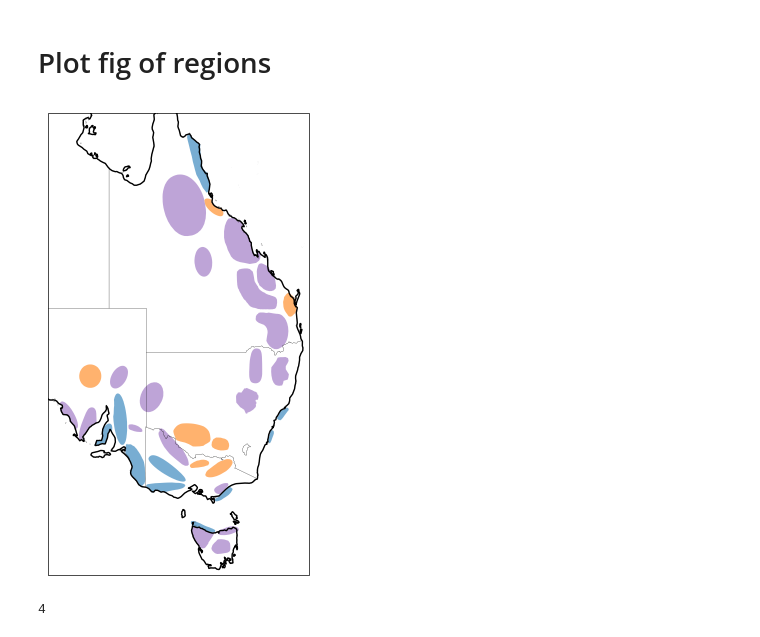
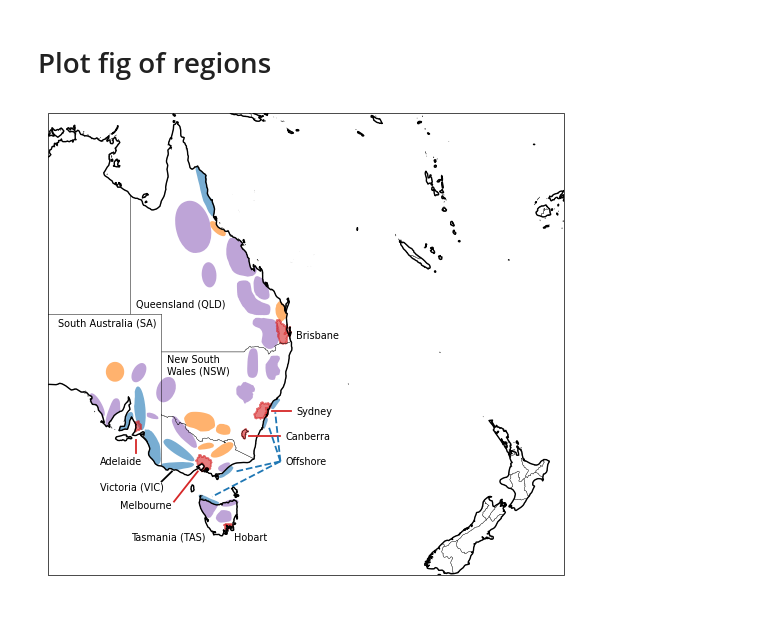
Before and after one commit to dougrichardson/Richardson_2023_energy, a Jupyter notebook: 0a_prepare_masks.ipynb, the cells around one changed output. Saved outputs shown, nothing was run; the diff lists cells and outputs as text; code cells hidden in the pictures.

Commit message:
Added cit/state text and lines

```diff
--- a/0a_prepare_masks.ipynb
+++ b/0a_prepare_masks.ipynb
@@ -225,39 +199,89 @@ region_codes = [
+# %%
+rez_gpd['coords'] = rez_gpd['geometry'].apply(lambda x: x.representative_point().coords[:])
+rez_gpd['coords'] = [coords[0] for coords in rez_gpd['coords']]
 # %%
 with plt.rc_context(plt_params):
     fig, ax = plt.subplots(1, 1, figsize=(6.9, 6), subplot_kw={'projection': ccrs.PlateCarree()})
-    # ax.set_extent([112, 155, -10, -44])
+    ax.set_extent([130, 180, -10, -44])
     ax.add_feature(
         cartopy.feature.NaturalEarthFeature(
             category='cultural',
             name='admin_1_states_provinces',
             scale='10m'
         ),
         facecolor='none',
         edgecolor='k',
-        lw=.1
+        lw=.2
     )
-    # ax.add_feature(
-    #     cartopy.feature.OCEAN, facecolor='white', zorder=2
-    # )
     ax.coastlines()
 
     alpha=0.6
     for i in range(len(rez_gpd)):
         d = rez_gpd.iloc[i:i+1]
         code = d.iloc[0]['energy_code']
         if (code == 1) | (code == 5):
             d.plot(ax=ax, alpha=alpha, color=colors[0])
         elif (code == 2) | (code == 6):
             d.plot(ax=ax, alpha=alpha, color=colors[1])
         elif (code == 3) | (code == 7):
             d.plot(ax=ax, alpha=alpha, color=colors[4])
         elif code == 4:
             pass
         else:
             raise ValueError('Incorrect code')
+
+    for idx, row in rez_gpd.iterrows():
+        code = row['energy_code']
+        label = row['Name'][:2]
+
+        if label in ['O1', 'O2', 'Q1', 'Q3', 'Q6']:
+            x = row.coords[0] + 1
+            y = row.coords[1]
+        elif label == 'O3':
+            x = row.coords[0] + 1
+            y = row.coords[1] - 0.5
+        elif label == 'O4':
+            x = row.coords[0]
+            y = row.coords[1] + 0.5
+        else:
+            x = row.coords[0]
+            y = row.coords[1]
+
+        # if code != 4:
+        #     ax.text(
+        #         x,
+        #         y,
+        #         s=label,
+        #         horizontalalignment='center',
+        #         bbox={'facecolor': 'white', 'alpha':0.8, 'pad': 0.5, 'edgecolor':'none'}
+        #     )
+
+    gccsa_gpd.plot(ax=ax, edgecolor=colors[3], facecolor=colors[3], alpha=alpha)
+
+    ax.text(138.5, -25.5, 'Queensland (QLD)')
+    ax.text(141.5, -30.8, 'New South\nWales (NSW)')
+    ax.text(131, -27, 'South Australia (SA)')
+    ax.text(135, -40, 'Victoria (VIC)')
+    ax.text(138, -44, 'Tasmania (TAS)')
+    ax.text(153, -38, 'Offshore')
+
+    ax.text(154, -28, 'Brisbane')
+    ax.text(154, -34, 'Sydney')
+    ax.text(137, -41.5, 'Melbourne')
+    ax.text(135, -38, 'Adelaide')
+    ax.text(153, -36, 'Canberra')
+    ax.text(148, -44, 'Hobart')
+
+    ax.plot((151.7, 153.5), (-33.7, -33.7), c=colors[3]) # SYD
+    ax.plot((142.2, 144.5), (-40.9, -38.5), c=colors[3]) # MLB
+    ax.plot((141., 142), (-39.3, -38.5), c='k') # VIC
+    ax.plot((138.5, 138.5), (-37, -36), c=colors[3]) # ADL
+    ax.plot((149.5, 152.5), (-35.7, -35.7), c=colors[3]) # CBR
+
+    # Offshore lines
+    ax.plot((152.5, 152), (-37.7, -33.8), c=colors[0], ls='--')
+    ax.plot((152.5, 151.4), (-37.7, -35), c=colors[0], ls='--')
+    ax.plot((152.5, 148.2), (-37.7, -38.5), c=colors[0], ls='--')
+    ax.plot((152.5, 145.9), (-37.7, -40.5), c=colors[0], ls='--')
 # %% [output]
-[figure, old version]
+[figure, new version]
-# %%
-code
-# %% [output]
-4
```
Also changed, not shown: parts of 8 cells of this notebook.
